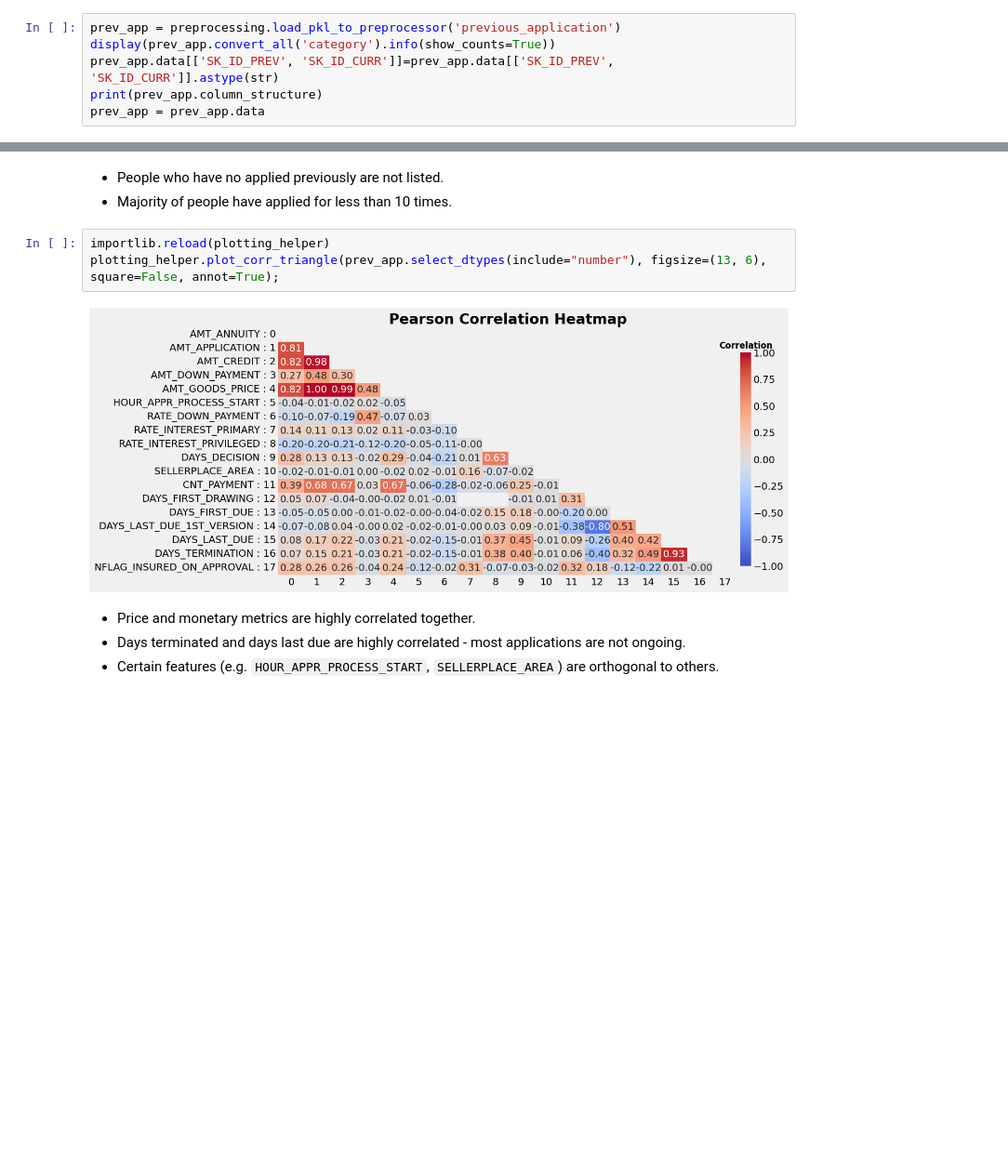
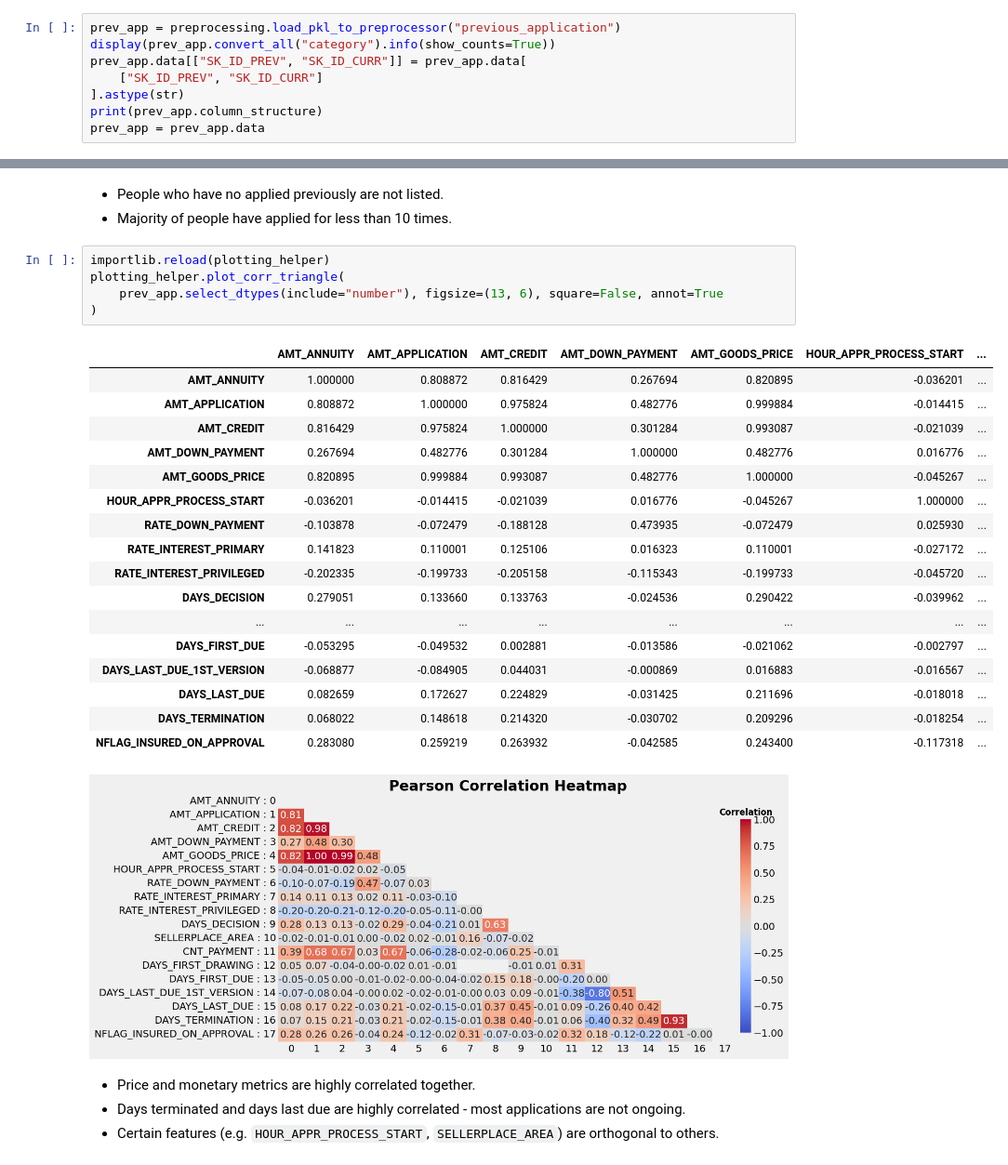
Before and after one commit to Sauciu1/defaulting-risk, a Jupyter notebook: notebooks/nb7_previous_applications.ipynb, the cells around one changed output, grey strips where cells are left out. Shown at 93% size. Drawn from its saved outputs; the diff is of its cells as text; blank space fills up the shorter version.

Commit message:
nb7 finished, all tables included

```diff
--- a/notebooks/nb7_previous_applications.ipynb
+++ b/notebooks/nb7_previous_applications.ipynb
@@ -20,9 +25,11 @@ from lightgbm import LGBMClassifier
 import hdbscan
 import importlib
 # %%
-prev_app = preprocessing.load_pkl_to_preprocessor('previous_application')
-display(prev_app.convert_all('category').info(show_counts=True))
-prev_app.data[['SK_ID_PREV', 'SK_ID_CURR']]=prev_app.data[['SK_ID_PREV', 'SK_ID_CURR']].astype(str)
+prev_app = preprocessing.load_pkl_to_preprocessor("previous_application")
+display(prev_app.convert_all("category").info(show_counts=True))
+prev_app.data[["SK_ID_PREV", "SK_ID_CURR"]] = prev_app.data[
+    ["SK_ID_PREV", "SK_ID_CURR"]
+].astype(str)
 print(prev_app.column_structure)
 prev_app = prev_app.data
 # %% [output]
@@ -60,8 +70,27 @@ plt.title("Distribution of previous applications per client");
 * Majority of people have applied for less than 10 times.
 # %%
 importlib.reload(plotting_helper)
-plotting_helper.plot_corr_triangle(prev_app.select_dtypes(include="number"), figsize=(13, 6), square=False, annot=True);
+plotting_helper.plot_corr_triangle(
+    prev_app.select_dtypes(include="number"), figsize=(13, 6), square=False, annot=True
+)
 # %% [output]
+|  | AMT_ANNUITY | AMT_APPLICATION | AMT_CREDIT | AMT_DOWN_PAYMENT | AMT_GOODS_PRICE | HOUR_APPR_PROCESS_START | ... |
+| AMT_ANNUITY | 1.000000 | 0.808872 | 0.816429 | 0.267694 | 0.820895 | -0.036201 | ... |
+| AMT_APPLICATION | 0.808872 | 1.000000 | 0.975824 | 0.482776 | 0.999884 | -0.014415 | ... |
+| AMT_CREDIT | 0.816429 | 0.975824 | 1.000000 | 0.301284 | 0.993087 | -0.021039 | ... |
+| AMT_DOWN_PAYMENT | 0.267694 | 0.482776 | 0.301284 | 1.000000 | 0.482776 | 0.016776 | ... |
+| AMT_GOODS_PRICE | 0.820895 | 0.999884 | 0.993087 | 0.482776 | 1.000000 | -0.045267 | ... |
+| HOUR_APPR_PROCESS_START | -0.036201 | -0.014415 | -0.021039 | 0.016776 | -0.045267 | 1.000000 | ... |
+| RATE_DOWN_PAYMENT | -0.103878 | -0.072479 | -0.188128 | 0.473935 | -0.072479 | 0.025930 | ... |
+| RATE_INTEREST_PRIMARY | 0.141823 | 0.110001 | 0.125106 | 0.016323 | 0.110001 | -0.027172 | ... |
+| RATE_INTEREST_PRIVILEGED | -0.202335 | -0.199733 | -0.205158 | -0.115343 | -0.199733 | -0.045720 | ... |
+| DAYS_DECISION | 0.279051 | 0.133660 | 0.133763 | -0.024536 | 0.290422 | -0.039962 | ... |
+| ... | ... | ... | ... | ... | ... | ... | ... |
+| DAYS_FIRST_DUE | -0.053295 | -0.049532 | 0.002881 | -0.013586 | -0.021062 | -0.002797 | ... |
+| DAYS_LAST_DUE_1ST_VERSION | -0.068877 | -0.084905 | 0.044031 | -0.000869 | 0.016883 | -0.016567 | ... |
+| DAYS_LAST_DUE | 0.082659 | 0.172627 | 0.224829 | -0.031425 | 0.211696 | -0.018018 | ... |
+| DAYS_TERMINATION | 0.068022 | 0.148618 | 0.214320 | -0.030702 | 0.209296 | -0.018254 | ... |
+| NFLAG_INSURED_ON_APPROVAL | 0.283080 | 0.259219 | 0.263932 | -0.042585 | 0.243400 | -0.117318 | ... |
 [figure]
 # %% [markdown]
 * Price and monetary metrics are highly correlated together.
```
Also changed, not shown: parts of 39 cells of this notebook, 3 other files.
